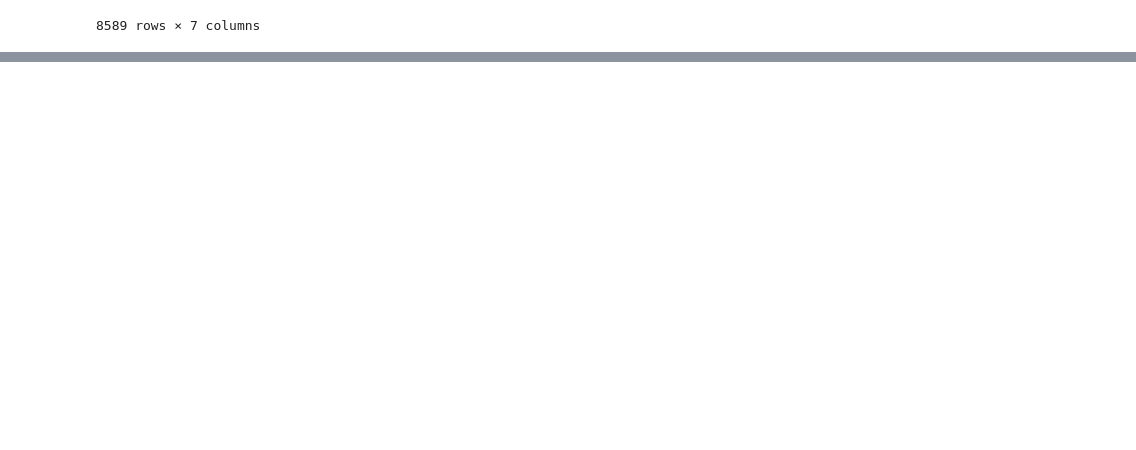
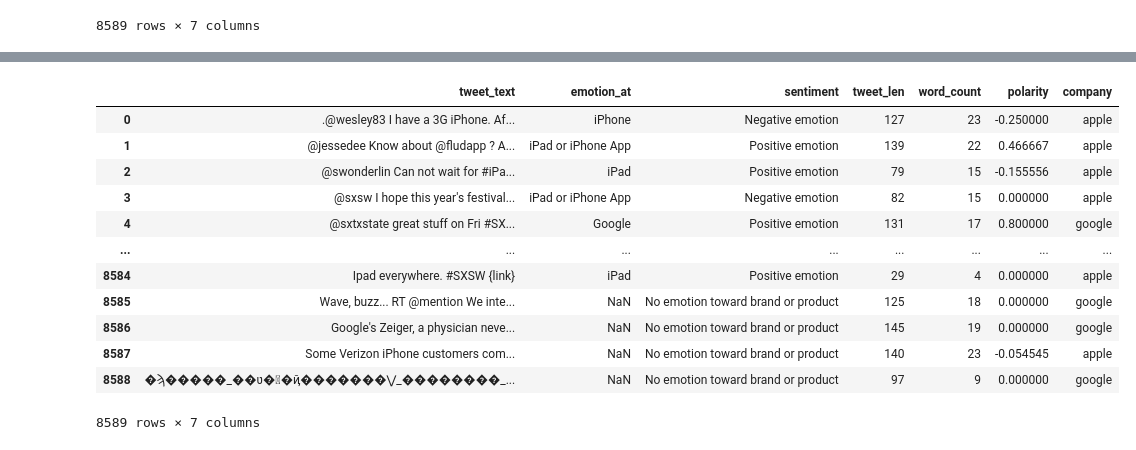
Before and after one commit to vyasn30/wysa-assesment, a Jupyter notebook: eda.ipynb, the cells around one changed output, grey strips where cells are left out. Saved outputs shown, nothing was run; the diff lists cells and outputs as text; code cells hidden in the pictures; blank space fills up the shorter version.

```diff
--- a/eda.ipynb
+++ b/eda.ipynb
@@ -390,0 +480,19 @@ iplot(fig, filename='overlaid histogram')
+# %%
+df.columns = df.columns.str.replace('is_there_an_emotion_directed_at_a_brand_or_product', 'sentiment')
+df.columns = df.columns.str.replace('emotion_in_tweet_is_directed_at', 'emotion_at')
+# %%
+df
+# %% [output]
+|  | tweet_text | emotion_at | sentiment | tweet_len | word_count | polarity | company |
+| 0 | .@wesley83 I have a 3G iPhone. Af... | iPhone | Negative emotion | 127 | 23 | -0.250000 | apple |
+| 1 | @jessedee Know about @fludapp ? A... | iPad or iPhone App | Positive emotion | 139 | 22 | 0.466667 | apple |
+| 2 | @swonderlin Can not wait for #iPa... | iPad | Positive emotion | 79 | 15 | -0.155556 | apple |
+| 3 | @sxsw I hope this year's festival... | iPad or iPhone App | Negative emotion | 82 | 15 | 0.000000 | apple |
+| 4 | @sxtxstate great stuff on Fri #SX... | Google | Positive emotion | 131 | 17 | 0.800000 | google |
+| ... | ... | ... | ... | ... | ... | ... | ... |
+| 8584 | Ipad everywhere. #SXSW {link} | iPad | Positive emotion | 29 | 4 | 0.000000 | apple |
+| 8585 | Wave, buzz... RT @mention We inte... | NaN | No emotion toward brand or product | 125 | 18 | 0.000000 | google |
+| 8586 | Google's Zeiger, a physician neve... | NaN | No emotion toward brand or product | 145 | 19 | 0.000000 | google |
+| 8587 | Some Verizon iPhone customers com... | NaN | No emotion toward brand or product | 140 | 23 | -0.054545 | apple |
+| 8588 | �ϡ�����_��ʋ�΋�ҋ�������⋁_��������_... | NaN | No emotion toward brand or product | 97 | 9 | 0.000000 | google |
+8589 rows × 7 columns
```
Also changed, not shown: parts of 19 cells of this notebook, 16 other files.
